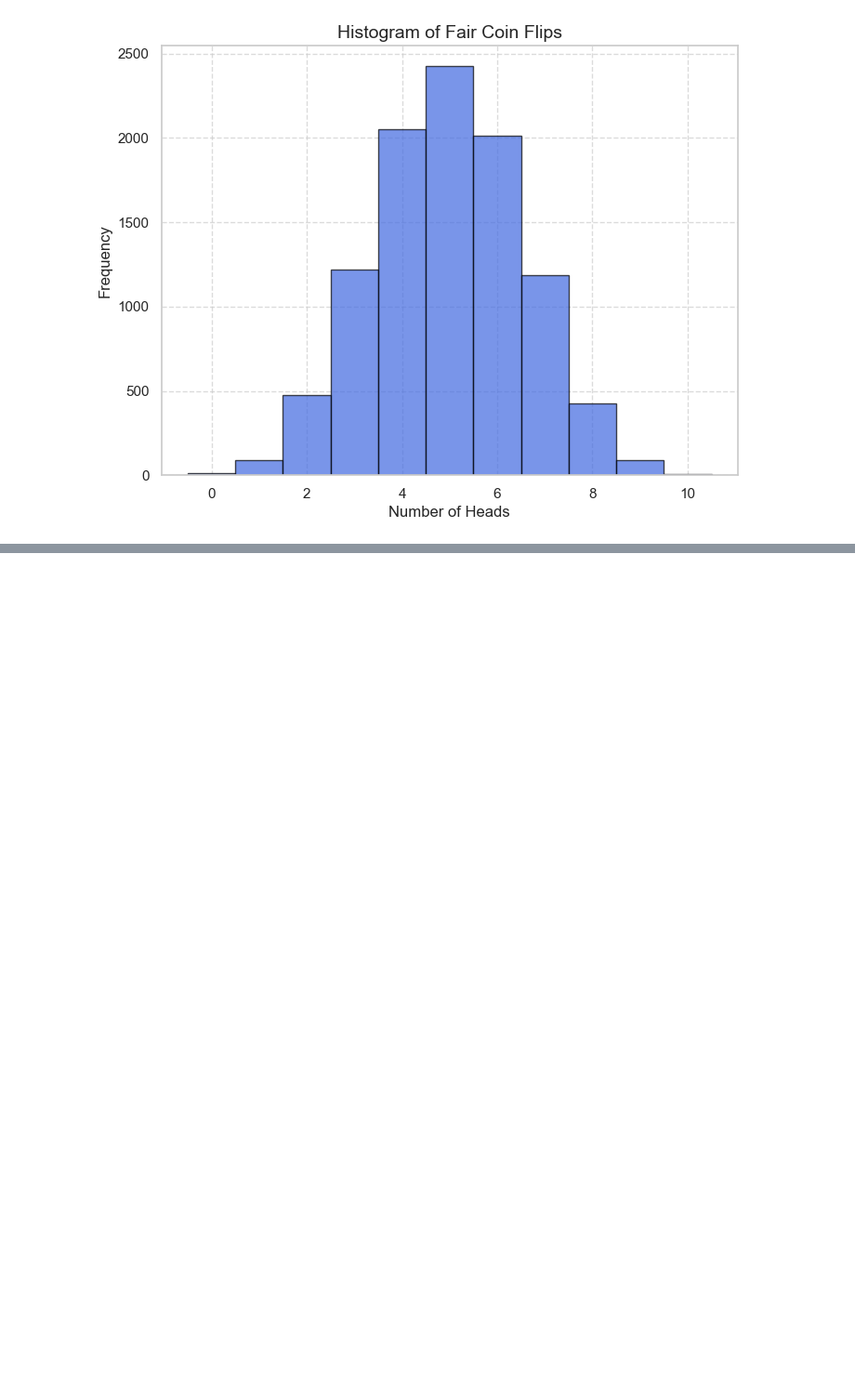
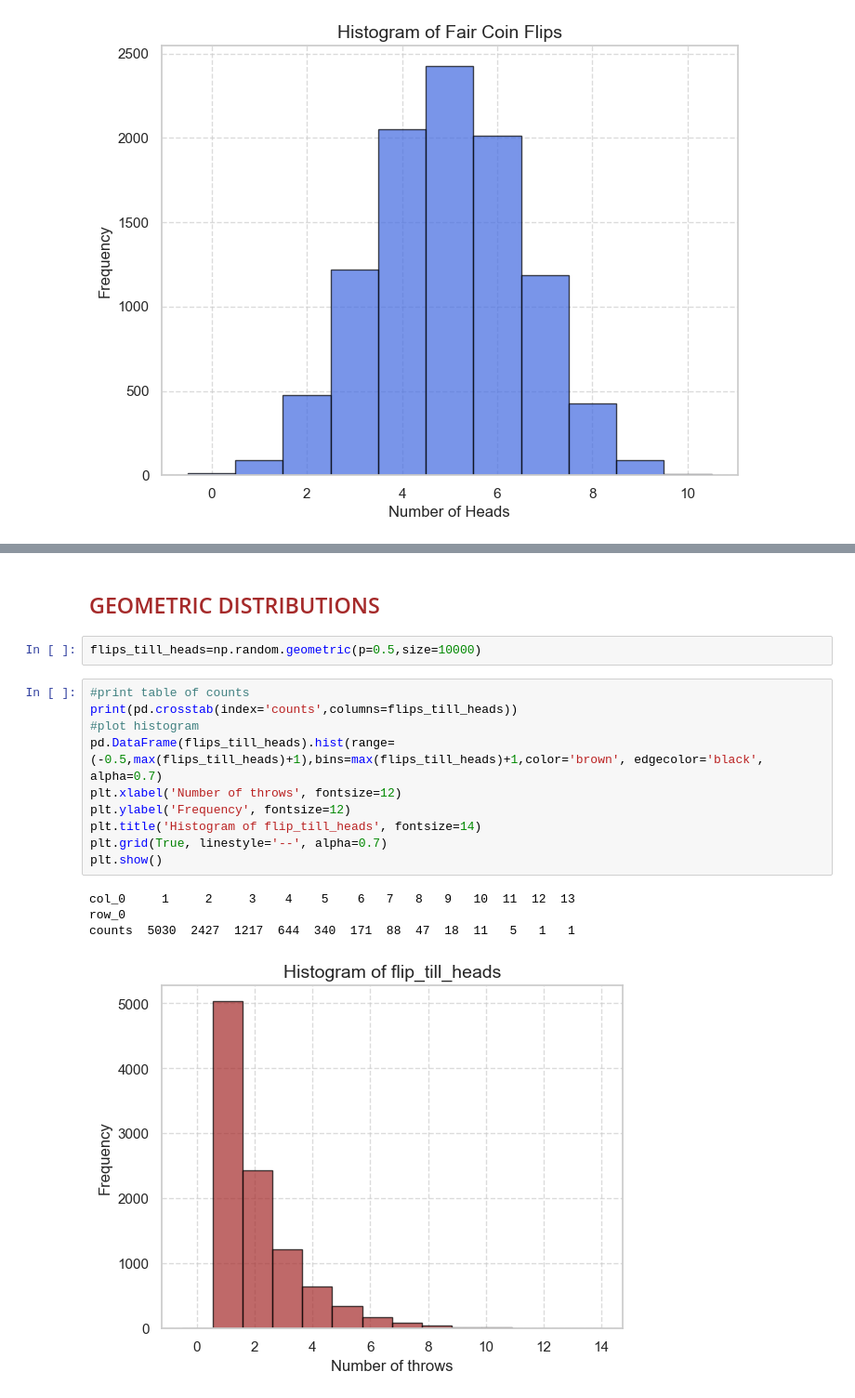
Before and after one commit to MBURIRI/Oil-prices-analysis, a Jupyter notebook: learning.ipynb, the cells around one changed output, grey strips where cells are left out. Shown at 93% size. Saved outputs shown, nothing was run; the diff lists cells and outputs as text; blank space fills up the shorter version.

```diff
--- a/learning.ipynb
+++ b/learning.ipynb
@@ -137,0 +200,19 @@ Name: count, dtype: int64
+# %% [markdown]
+<h2 style="color: brown;">GEOMETRIC DISTRIBUTIONS</h2>
+# %%
+flips_till_heads=np.random.geometric(p=0.5,size=10000)
+# %%
+#print table of counts
+print(pd.crosstab(index='counts',columns=flips_till_heads))
+#plot histogram
+pd.DataFrame(flips_till_heads).hist(range=(-0.5,max(flips_till_heads)+1),bins=max(flips_till_heads)+1,color='brown', edgecolor='black', alpha=0.7)
+plt.xlabel('Number of throws', fontsize=12)
+plt.ylabel('Frequency', fontsize=12)
+plt.title('Histogram of flip_till_heads', fontsize=14)
+plt.grid(True, linestyle='--', alpha=0.7)
+plt.show()
+# %% [output]
+col_0     1     2     3    4    5    6   7   8   9   10  11  12  13
+row_0
+counts  5030  2427  1217  644  340  171  88  47  18  11   5   1   1
+[figure, added]
```
Also changed, not shown: parts of 20 cells of this notebook.
